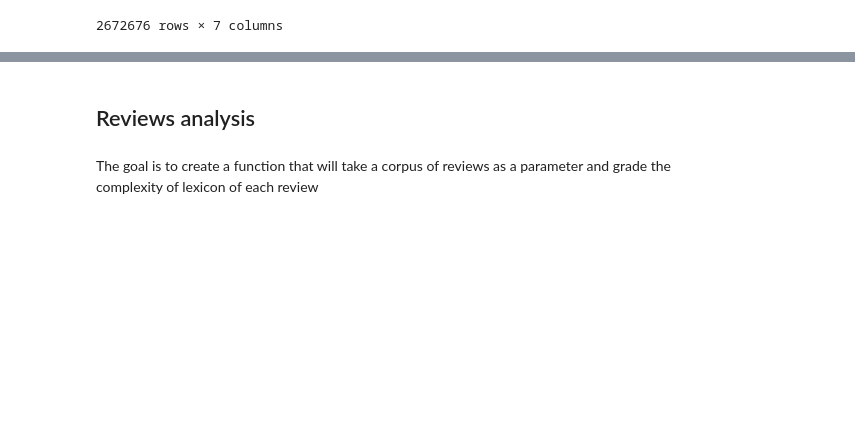
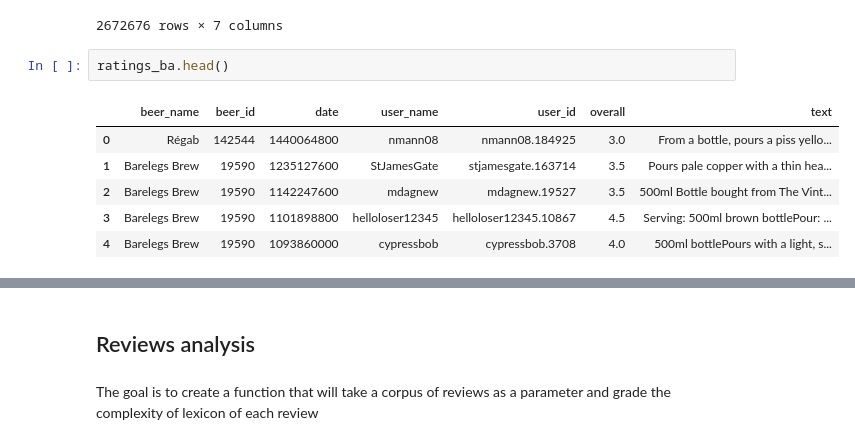
Before and after one commit to epfl-ada/ada-2022-project-esap1, a Jupyter notebook: Notebooks/review_complexity.ipynb, the cells around one changed output, grey strips where cells are left out. Saved outputs shown, nothing was run; the diff lists cells and outputs as text; blank space fills up the shorter version.

```diff
--- a/Notebooks/review_complexity.ipynb
+++ b/Notebooks/review_complexity.ipynb
@@ -24,3 +24,12 @@ ratings_ba
 | 2672674 | Kölsch Ale | 19139 | 1092132000 | ManekiNeko | manekineko.2654 | 1.5 | Served on tap at the brewpub in a... |
 | 2672675 | Nut Brown Ale | 19140 | 1140346800 | Dithyramb | dithyramb.4413 | 3.0 | Dark brown brew served on tap at ... |
 2672676 rows × 7 columns
+# %%
+ratings_ba.head()
+# %% [output]
+|  | beer_name | beer_id | date | user_name | user_id | overall | text |
+| 0 | Régab | 142544 | 1440064800 | nmann08 | nmann08.184925 | 3.0 | From a bottle, pours a piss yello... |
+| 1 | Barelegs Brew | 19590 | 1235127600 | StJamesGate | stjamesgate.163714 | 3.5 | Pours pale copper with a thin hea... |
+| 2 | Barelegs Brew | 19590 | 1142247600 | mdagnew | mdagnew.19527 | 3.5 | 500ml Bottle bought from The Vint... |
+| 3 | Barelegs Brew | 19590 | 1101898800 | helloloser12345 | helloloser12345.10867 | 4.5 | Serving: 500ml brown bottlePour: ... |
+| 4 | Barelegs Brew | 19590 | 1093860000 | cypressbob | cypressbob.3708 | 4.0 | 500ml bottlePours with a light, s... |
```
Also changed, not shown: parts of 17 cells of this notebook.
